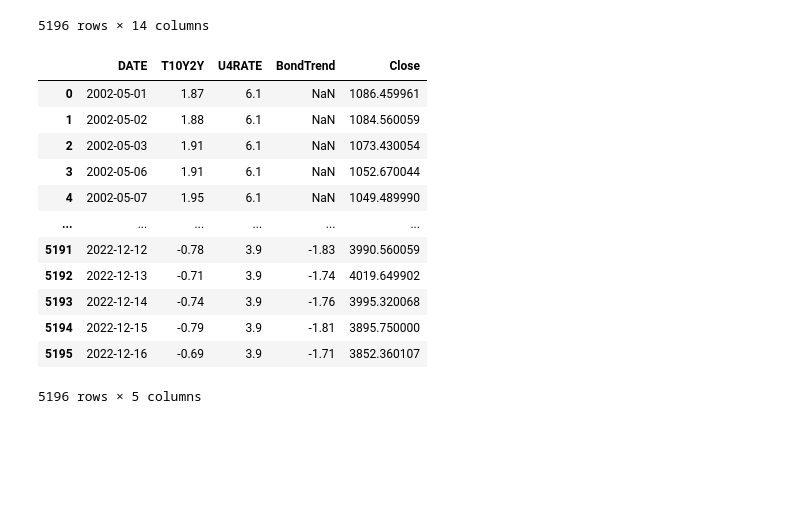
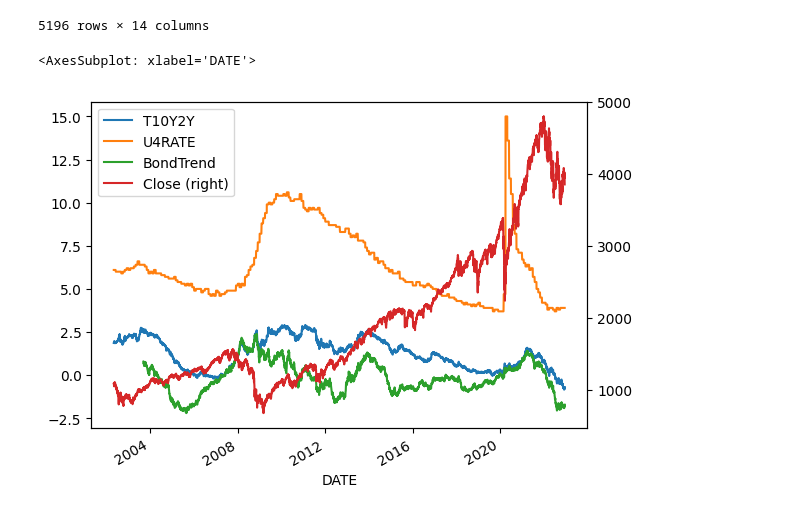
Before and after one commit to anastasiosyal/quantowl, a Jupyter notebook: autocorrelation/main.ipynb, the cells around one changed output. Cells and saved outputs as stored; diff of their text form; code cells hidden in the pictures; blank space fills up the shorter version.

```diff
--- a/autocorrelation/main.ipynb
+++ b/autocorrelation/main.ipynb
@@ -170,23 +169,10 @@ sp500_data["DATE"] = np.vectorize(removeTz)(sp500_data.index)
 5196 rows × 14 columns
 # %%
 data2 = pd.merge(data, sp500_data[["DATE", "Close"]], how='inner', on="DATE")
-data2.set_index("DATE")
-# data2
-
+data2.set_index("DATE", inplace=True)
 data2.plot(secondary_y=['Close'])
 # %% [output]
-|  | DATE | T10Y2Y | U4RATE | BondTrend | Close |
-| 0 | 2002-05-01 | 1.87 | 6.1 | NaN | 1086.459961 |
-| 1 | 2002-05-02 | 1.88 | 6.1 | NaN | 1084.560059 |
-| 2 | 2002-05-03 | 1.91 | 6.1 | NaN | 1073.430054 |
-| 3 | 2002-05-06 | 1.91 | 6.1 | NaN | 1052.670044 |
-| 4 | 2002-05-07 | 1.95 | 6.1 | NaN | 1049.489990 |
-| ... | ... | ... | ... | ... | ... |
-| 5191 | 2022-12-12 | -0.78 | 3.9 | -1.83 | 3990.560059 |
-| 5192 | 2022-12-13 | -0.71 | 3.9 | -1.74 | 4019.649902 |
-| 5193 | 2022-12-14 | -0.74 | 3.9 | -1.76 | 3995.320068 |
-| 5194 | 2022-12-15 | -0.79 | 3.9 | -1.81 | 3895.750000 |
-| 5195 | 2022-12-16 | -0.69 | 3.9 | -1.71 | 3852.360107 |
-5196 rows × 5 columns
+<AxesSubplot: xlabel='DATE'>
+[figure, added]
 # %%
 bond = data["T10Y2Y"].ffill()
```
Also changed, not shown: parts of 1 cell of this notebook, 1 other file.
